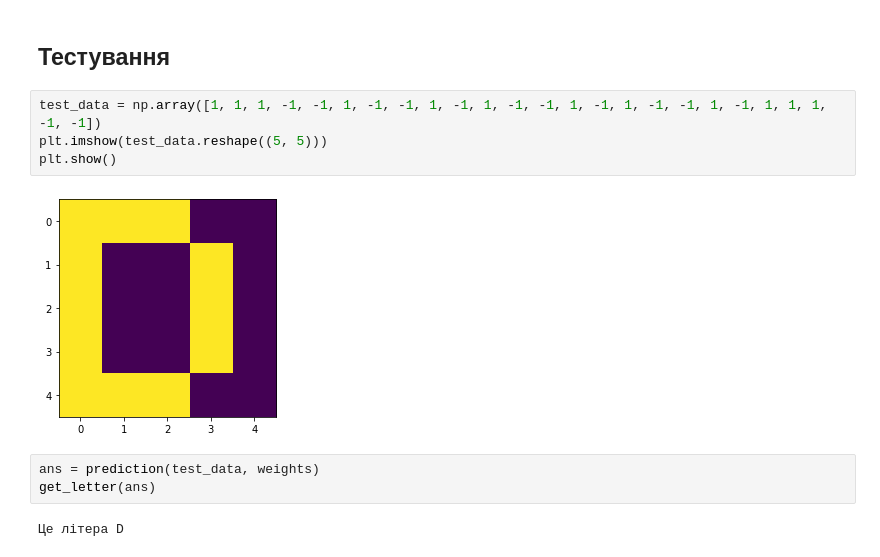
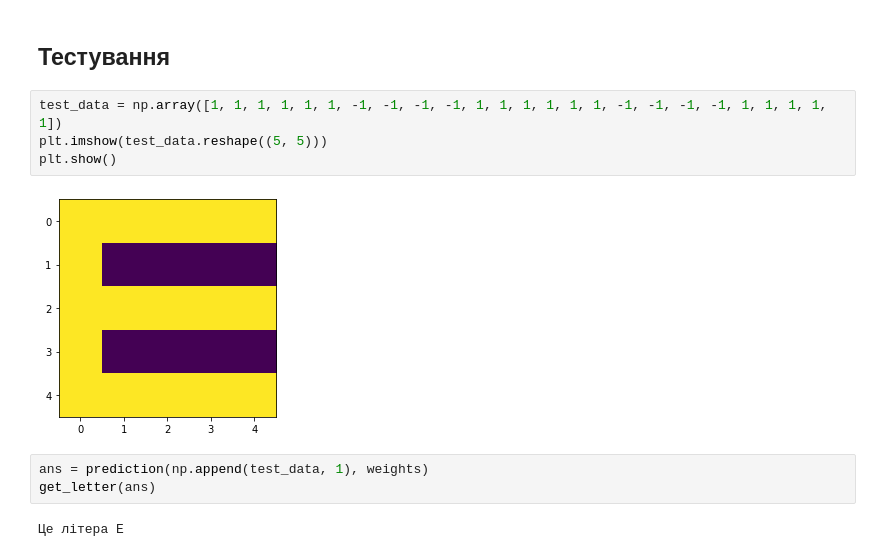
Before and after one commit to Butman2099/deep_learning, a Jupyter notebook: Lab_2_Deep_Lerning_Бєлінського.ipynb, the cells around one changed output. Drawn from its saved outputs; the diff is of its cells as text.

```diff
--- a/Lab_2_Deep_Lerning_Бєлінського.ipynb
+++ b/Lab_2_Deep_Lerning_Бєлінського.ipynb
@@ -211,13 +233,13 @@ for i in range(num_of_it):
 # %% [markdown]
 ## Тестування
 # %%
-test_data = np.array([1, 1, 1, -1, -1, 1, -1, -1, 1, -1, 1, -1, -1, 1, -1, 1, -1, -1, 1, -1, 1, 1, 1, -1, -1])
+test_data = np.array([1, 1, 1, 1, 1, 1, -1, -1, -1, -1, 1, 1, 1, 1, 1, 1, -1, -1, -1, -1, 1, 1, 1, 1, 1])
 plt.imshow(test_data.reshape((5, 5)))
 plt.show()
 # %% [output]
-[figure, old version]
+[figure, new version]
 # %%
-ans = prediction(test_data, weights)
+ans = prediction(np.append(test_data, 1), weights)
 get_letter(ans)
 # %% [output]
-Це літера D
+Це літера E
```
Also changed, not shown: parts of 4 cells of this notebook.
